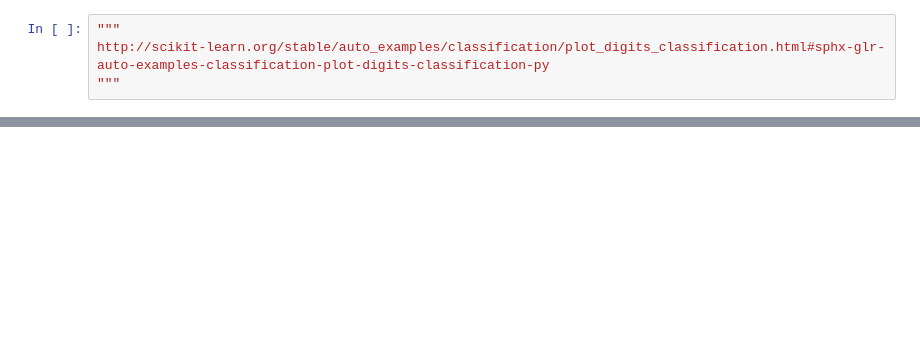
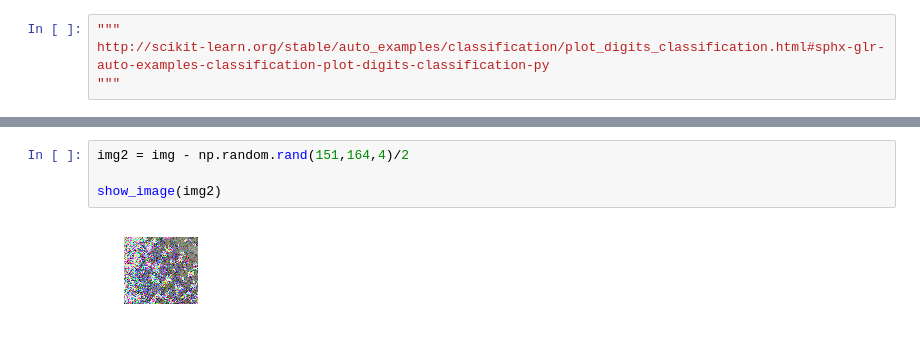
Before and after one commit to haiwangyang/PATTERNrecog, a Jupyter notebook: PATTERNrecog/pattern_recognition_sklearn.ipynb, the cells around one changed output, grey strips where cells are left out. Saved outputs shown, nothing was run; the diff lists cells and outputs as text; blank space fills up the shorter version.

```diff
--- a/PATTERNrecog/pattern_recognition_sklearn.ipynb
+++ b/PATTERNrecog/pattern_recognition_sklearn.ipynb
@@ -21,0 +121,6 @@ plt.imshow(img, cmap=plt.cm.gray_r, interpolation='nearest')
+# %%
+img2 = img - np.random.rand(151,164,4)/2
+
+show_image(img2)
+# %% [output]
+[figure, added]
```
Also changed, not shown: parts of 12 cells of this notebook.
